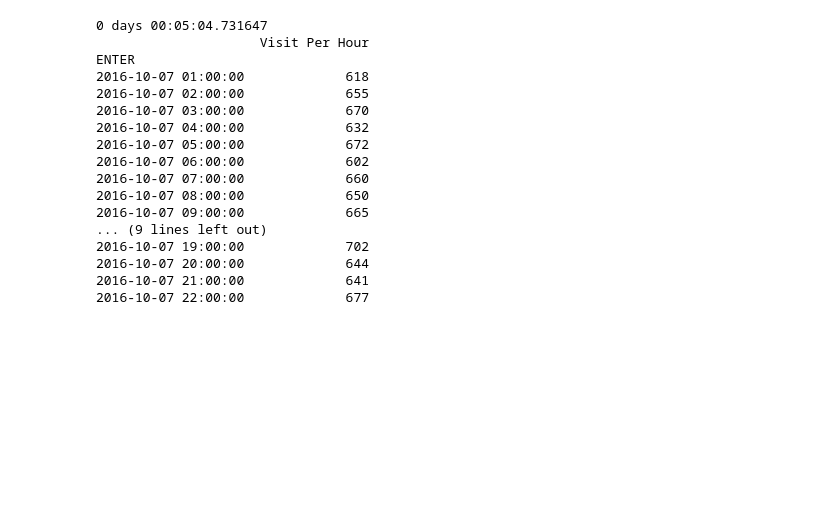
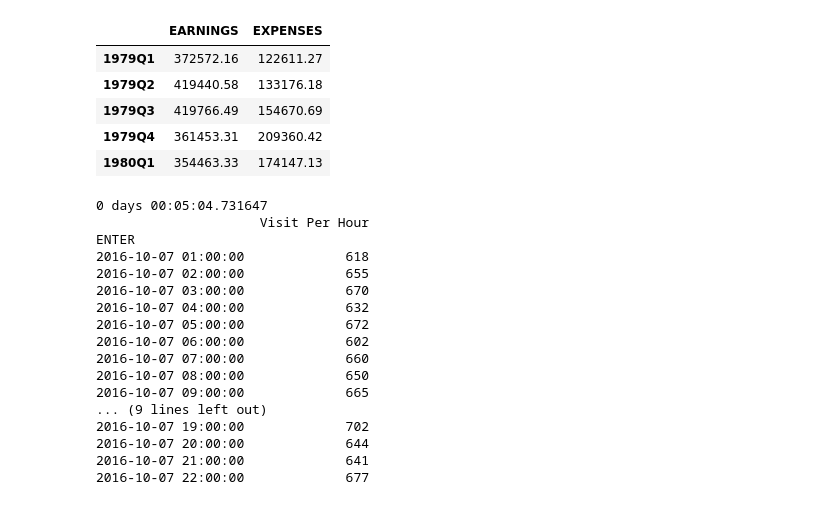
Before and after one commit to deehrlich/BootCamp2017, a Jupyter notebook: ProbSets/Computation/Week 2/Ehrlich_Pandas4.ipynb, the cells around one changed output. Drawn from its saved outputs; the diff is of its cells as text; code cells hidden in the pictures; blank space fills up the shorter version.

```diff
--- a/ProbSets/Computation/Week 2/Ehrlich_Pandas4.ipynb
+++ b/ProbSets/Computation/Week 2/Ehrlich_Pandas4.ipynb
@@ -18,7 +35,15 @@ paychecks.index = pd.date_range(start='3/13/2008', periods = len(paychecks.iloc[
 # %%
 """ Problem 4"""
 finances = pd.read_csv("/Users/Deehrlich/Desktop/BootCamp2017/Computation/Wk2_VisPandas/finances.csv")
 finances.index = pd.period_range("1978-09", periods = len(finances), freq = "Q-AUG")
+finances.head()
+# %% [output]
+|  | EARNINGS | EXPENSES |
+| 1979Q1 | 372572.16 | 122611.27 |
+| 1979Q2 | 419440.58 | 133176.18 |
+| 1979Q3 | 419766.49 | 154670.69 |
+| 1979Q4 | 361453.31 | 209360.42 |
+| 1980Q1 | 354463.33 | 174147.13 |
 # %%
 """ Problem 5"""
 website = pd.read_csv("/Users/Deehrlich/Desktop/BootCamp2017/Computation/Wk2_VisPandas/website_traffic.csv")
```
Also changed, not shown: parts of 4 cells of this notebook, 4 other files.
